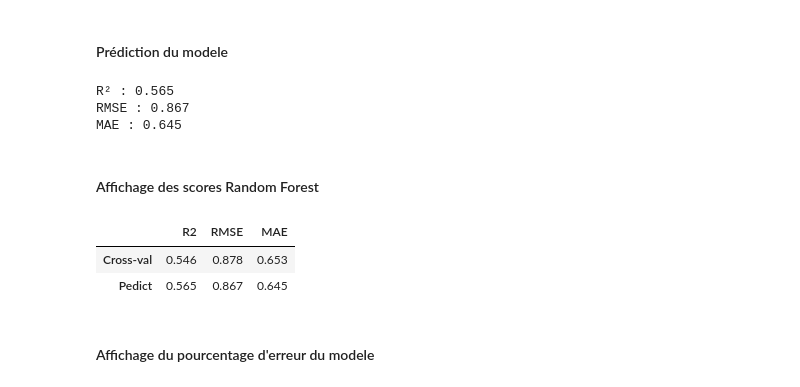
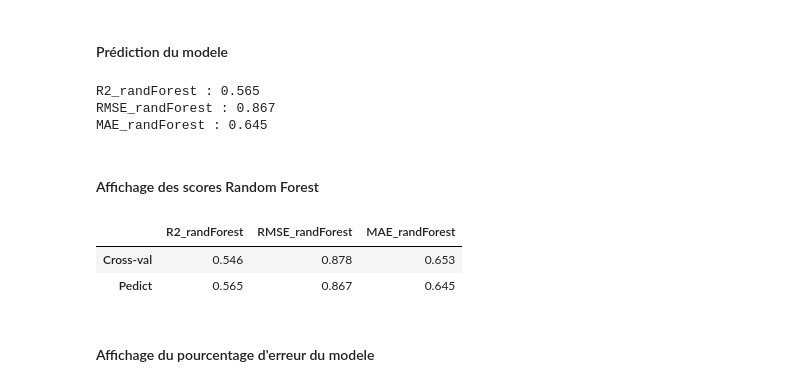
Before and after one commit to DavidRichomme/OC_P3_Anticipez_les_besoins_en_consommation_de_batiments, a Jupyter notebook: P3_modelisation_ML_supervisee.ipynb, the cells around one changed output. Saved outputs shown, nothing was run; the diff lists cells and outputs as text; code cells hidden in the pictures.

```diff
--- a/P3_modelisation_ML_supervisee.ipynb
+++ b/P3_modelisation_ML_supervisee.ipynb
@@ -411,15 +413,15 @@ La Regression Linéraire se trompe beaucoup trop et n'est probablement pas le mo
 modele_randomForest = RandomForestRegressor(random_state=42, n_jobs=-1)
 
 # Validation croisée
-resultats = cross_validate(
+resultats_randForest = cross_validate(
     modele_randomForest, X_train, y_train_log,
     cv=5,
     scoring=["r2", "neg_root_mean_squared_error", "neg_mean_absolute_error"],
 )
 
-R2_RandForest_CrossVal = round(resultats["test_r2"].mean(), 3)
-RMSE_RandForest_CrossVal = round(-resultats["test_neg_root_mean_squared_error"].mean(), 3)
-MAE_RandForest_CrossVal = round(-resultats["test_neg_mean_absolute_error"].mean(), 3)
+R2_RandForest_CrossVal = round(resultats_randForest["test_r2"].mean(), 3)
+RMSE_RandForest_CrossVal = round(-resultats_randForest["test_neg_root_mean_squared_error"].mean(), 3)
+MAE_RandForest_CrossVal = round(-resultats_randForest["test_neg_mean_absolute_error"].mean(), 3)
 
 print("R² Cross_validate moyen :", R2_RandForest_CrossVal)
 print("RMSE Cross_validate moyen :", RMSE_RandForest_CrossVal)
@@ -447,25 +449,25 @@ R2_RandForest_Pred = round(r2_score(y_test_log, y_pred_log_randForest), 3)
 RMSE_RandForest_Pred = round(root_mean_squared_error(y_test_log, y_pred_log_randForest), 3)
 MAE_RandForest_Pred = round(mean_absolute_error(y_test_log, y_pred_log_randForest), 3)
 
-print("R² :", R2_RandForest_Pred)
-print("RMSE :", RMSE_RandForest_Pred)
-print("MAE :", MAE_RandForest_Pred)
+print("R2_randForest :", R2_RandForest_Pred)
+print("RMSE_randForest :", RMSE_RandForest_Pred)
+print("MAE_randForest :", MAE_RandForest_Pred)
 # %% [output]
-R² : 0.565
-RMSE : 0.867
-MAE : 0.645
+R2_randForest : 0.565
+RMSE_randForest : 0.867
+MAE_randForest : 0.645
 # %% [markdown]
 #### Affichage des scores Random Forest
 # %%
 df_scores_RL = pd.DataFrame({
-    "R2": [R2_RandForest_CrossVal, R2_RandForest_Pred],
-    "RMSE": [RMSE_RandForest_CrossVal, RMSE_RandForest_Pred],
-    "MAE": [MAE_RandForest_CrossVal, MAE_RandForest_Pred],
+    "R2_randForest": [R2_RandForest_CrossVal, R2_RandForest_Pred],
+    "RMSE_randForest": [RMSE_RandForest_CrossVal, RMSE_RandForest_Pred],
+    "MAE_randForest": [MAE_RandForest_CrossVal, MAE_RandForest_Pred],
 }, index=["Cross-val", "Pedict"])
 
 df_scores_RL
 # %% [output]
-|  | R2 | RMSE | MAE |
+|  | R2_randForest | RMSE_randForest | MAE_randForest |
 | Cross-val | 0.546 | 0.878 | 0.653 |
 | Pedict | 0.565 | 0.867 | 0.645 |
 # %% [markdown]
```
Also changed, not shown: parts of 30 cells of this notebook, 6 other files.
